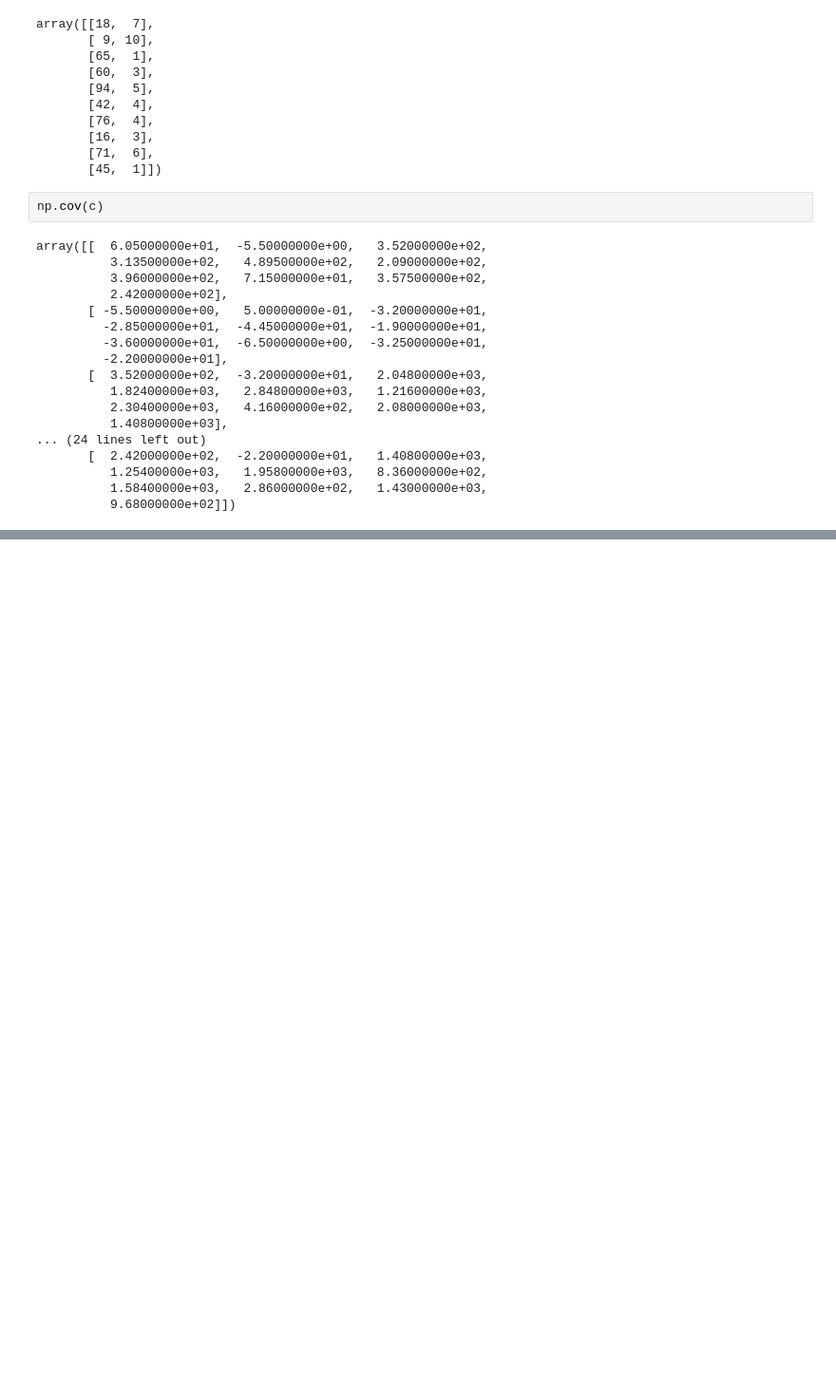
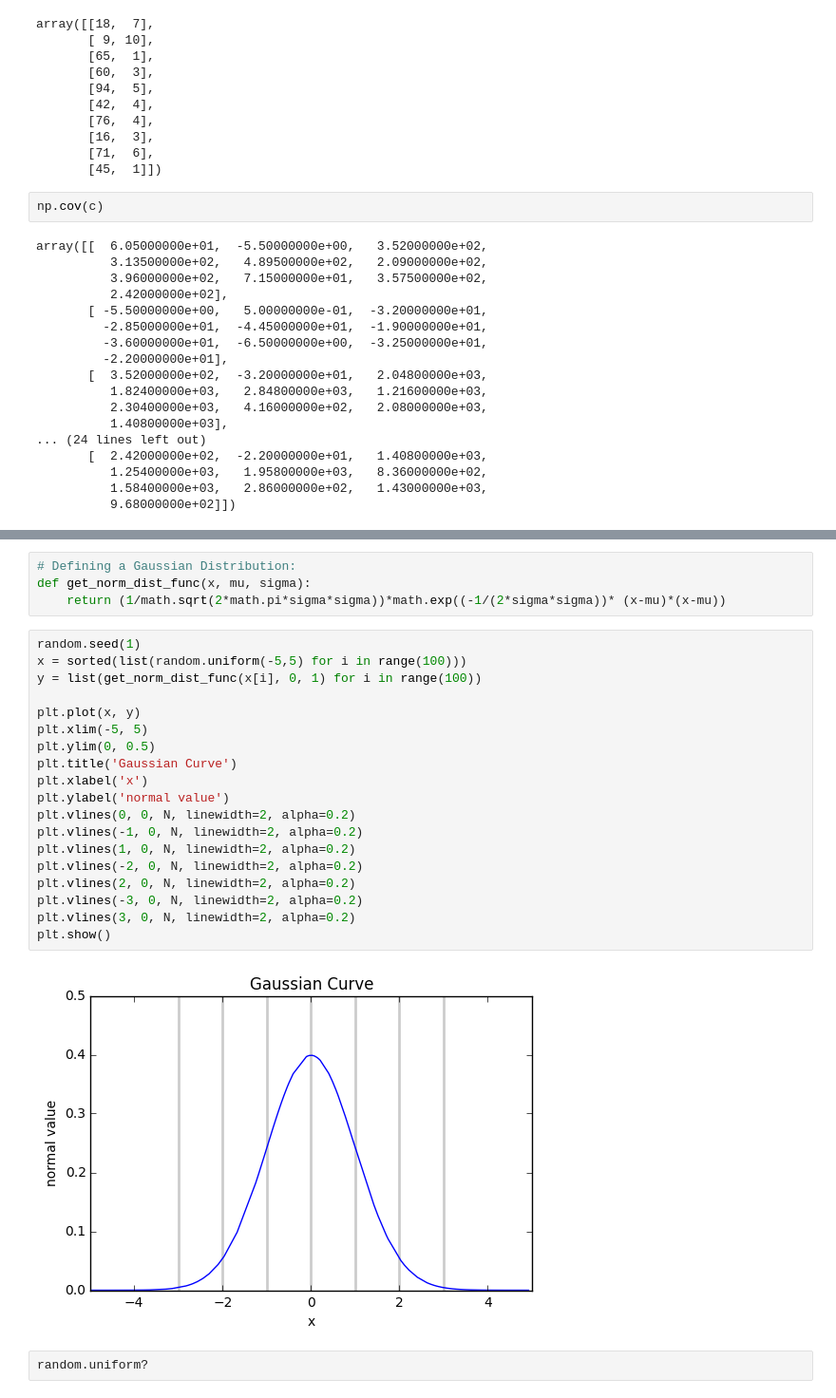
Before and after one commit to Manish-rai21bit/Artificial_Intelligence, a Jupyter notebook: MachineLearning_Studies/Chapter_1.ipynb, the cells around one changed output, grey strips where cells are left out. Shown at 95% size. Cells and saved outputs as stored; diff of their text form; blank space fills up the shorter version.

Commit message:
Gaussian distribution

```diff
--- a/MachineLearning_Studies/Chapter_1.ipynb
+++ b/MachineLearning_Studies/Chapter_1.ipynb
@@ -137,0 +194,27 @@ np.cov?
+# %%
+# Defining a Gaussian Distribution:
+def get_norm_dist_func(x, mu, sigma):
+    return (1/math.sqrt(2*math.pi*sigma*sigma))*math.exp((-1/(2*sigma*sigma))* (x-mu)*(x-mu))
+# %%
+random.seed(1)
+x = sorted(list(random.uniform(-5,5) for i in range(100)))
+y = list(get_norm_dist_func(x[i], 0, 1) for i in range(100))
+
+plt.plot(x, y)
+plt.xlim(-5, 5)
+plt.ylim(0, 0.5)
+plt.title('Gaussian Curve')
+plt.xlabel('x')
+plt.ylabel('normal value')
+plt.vlines(0, 0, N, linewidth=2, alpha=0.2)
+plt.vlines(-1, 0, N, linewidth=2, alpha=0.2)
+plt.vlines(1, 0, N, linewidth=2, alpha=0.2)
+plt.vlines(-2, 0, N, linewidth=2, alpha=0.2)
+plt.vlines(2, 0, N, linewidth=2, alpha=0.2)
+plt.vlines(-3, 0, N, linewidth=2, alpha=0.2)
+plt.vlines(3, 0, N, linewidth=2, alpha=0.2)
+plt.show()
+# %% [output]
+[figure, added]
+# %%
+random.uniform?
```
Also changed, not shown: parts of 9 cells of this notebook.
